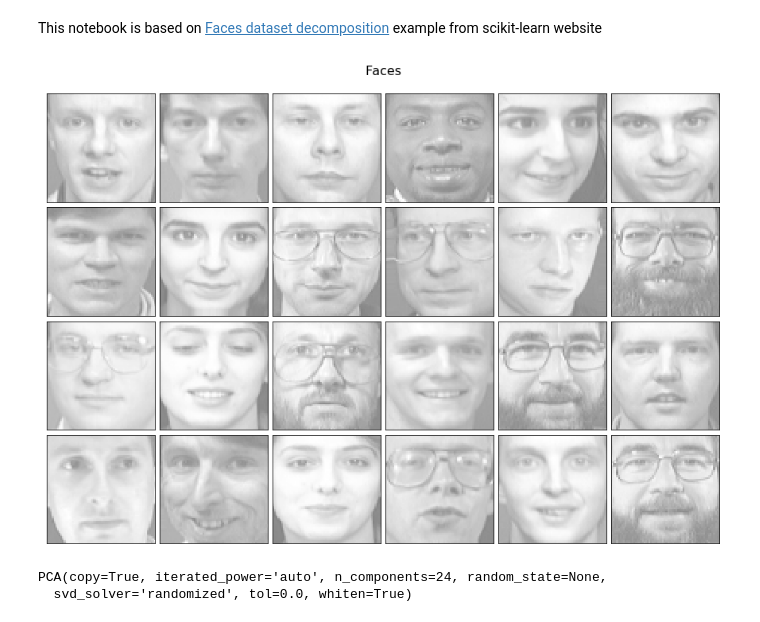
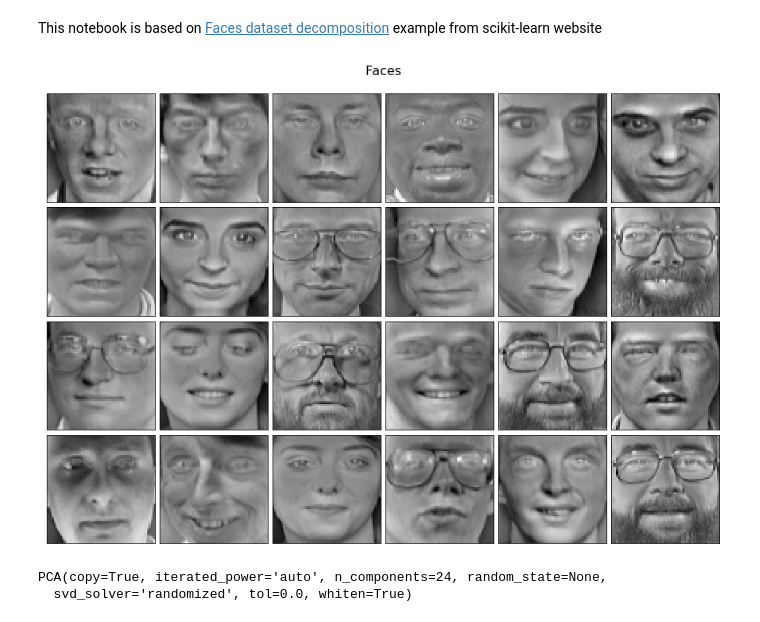
Before and after one commit to olekscode/Examples-PCA-tSNE, a Jupyter notebook: Python/Faces Dataset Decomposition.ipynb, the cells around one changed output. Drawn from its saved outputs; the diff is of its cells as text; code cells hidden in the pictures.

Commit message:
Centered faces

```diff
--- a/Python/Faces Dataset Decomposition.ipynb
+++ b/Python/Faces Dataset Decomposition.ipynb
@@ -16,6 +16,12 @@ RANDOM_STATE = 42
 # %%
 dataset = fetch_olivetti_faces(shuffle=True, random_state=RANDOM_STATE)
 faces = dataset.data
+# %%
+# global centering
+faces_centered = faces - faces.mean(axis=0)
+
+# local centering
+faces_centered -= faces_centered.mean(axis=1).reshape(faces.shape[0], -1)
 # %%
 def plot_gallery(title, images, n_row=N_ROWS, n_col=N_COLS):
     plt.figure(figsize=(2. * n_col, 2.26 * n_row))
@@ -32,8 +38,8 @@ def plot_gallery(title, images, n_row=N_ROWS, n_col=N_COLS):
 
     plt.subplots_adjust(0.01, 0.05, 0.99, 0.93, 0.04, 0.)
 # %%
-plot_gallery("Faces", faces[:N_COMPONENTS])
+plot_gallery("Faces", faces_centered[:N_COMPONENTS])
 # %% [output]
-[figure, old version]
+[figure, new version]
 # %%
 pca = PCA(n_components=N_COMPONENTS, svd_solver='randomized', whiten=True)
```
Also changed, not shown: parts of 2 cells of this notebook.
